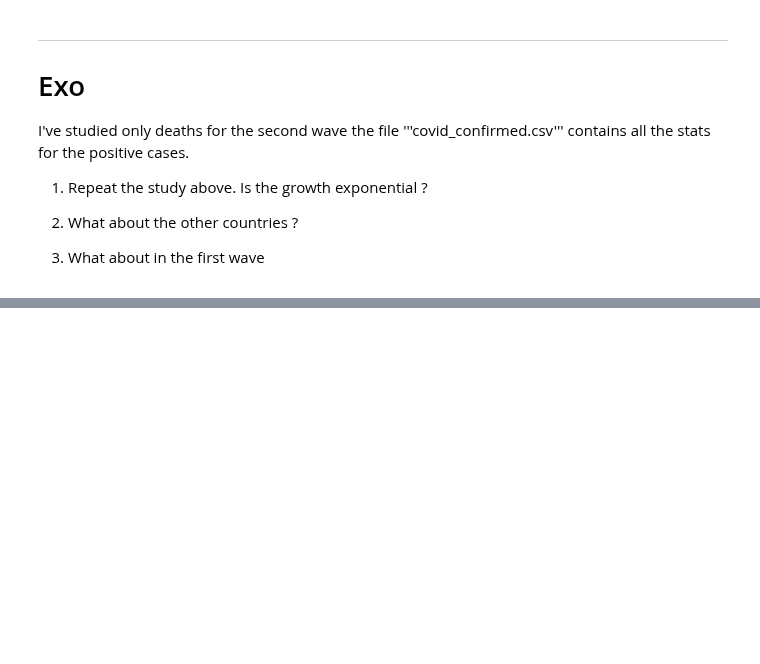
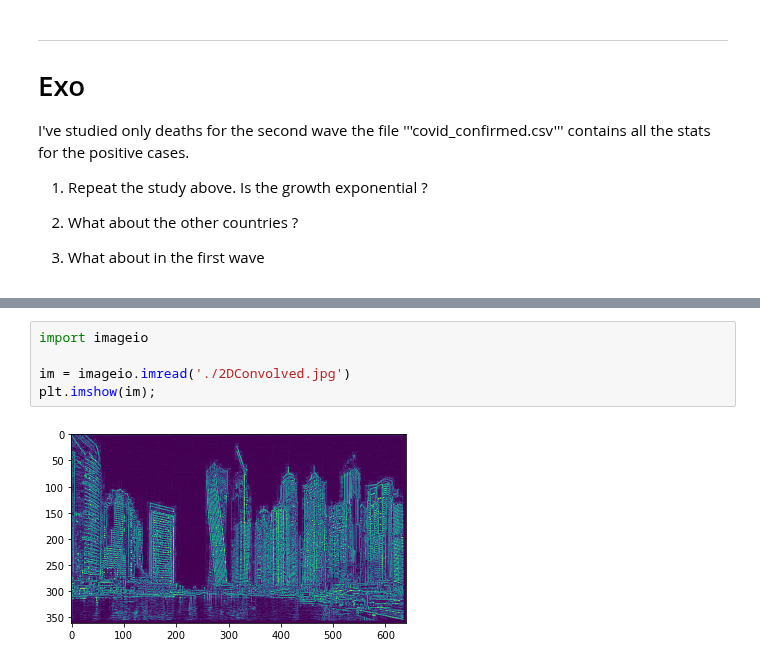
Before and after one commit to macbuse/macbuse.github.io, a Jupyter notebook: PROG/convolutions_etc.ipynb, the cells around one changed output, grey strips where cells are left out. Saved outputs shown, nothing was run; the diff lists cells and outputs as text; blank space fills up the shorter version.

```diff
--- a/PROG/convolutions_etc.ipynb
+++ b/PROG/convolutions_etc.ipynb
@@ -245,0 +335,7 @@ To https://github.com/macbuse/macbuse.github.io.git
+# %%
+import imageio
+
+im = imageio.imread('./2DConvolved.jpg')
+plt.imshow(im);
+# %% [output]
+[figure, added]
```
Also changed, not shown: parts of 15 cells of this notebook, 2 other files.
